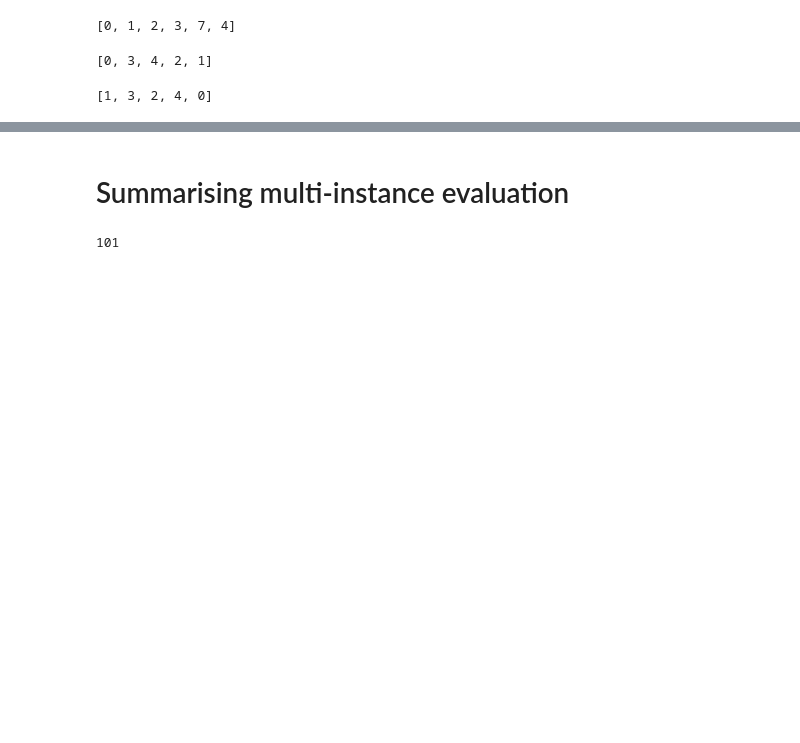
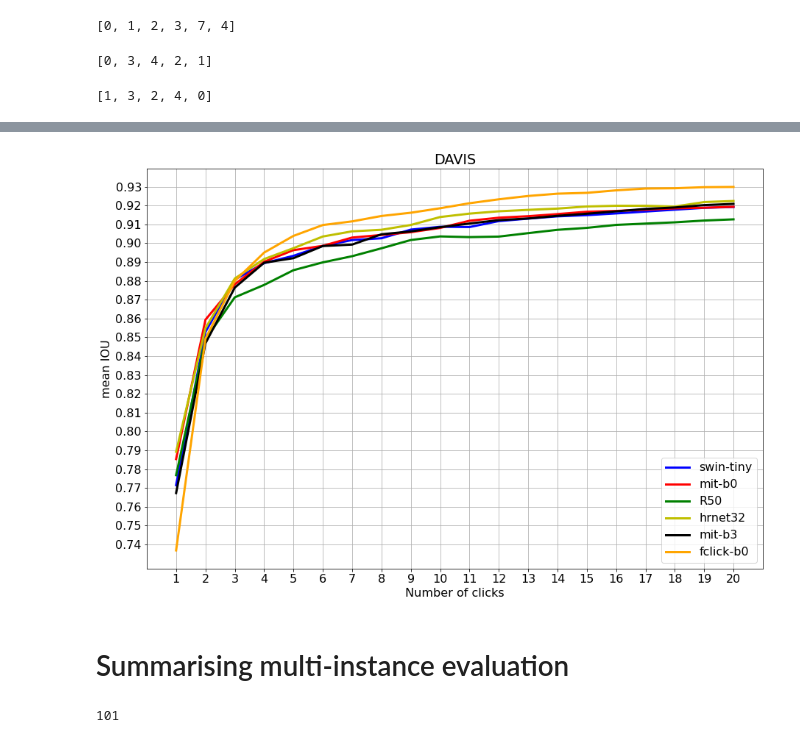
Before and after one commit to amitrana001/DynaMITe, a Jupyter notebook: visual_results.ipynb, the cells around one changed output, grey strips where cells are left out. Cells and saved outputs as stored; diff of their text form; code cells hidden in the pictures; blank space fills up the shorter version.

```diff
--- a/visual_results.ipynb
+++ b/visual_results.ipynb
@@ -184,0 +430,4 @@ assert k==5, "K should be 5"
+# %%
+model_names = ["swin-tiny", "mit-b0", "R50", "hrnet32", "mit-b3","fclick-b0"]
+# %%
+colors = ["b", "r", "g", "y", "black", "orange"]
@@ -185,3 +445,27 @@ assert k==5, "K should be 5"
+# %%
+# iou_per_click = np.round(iou_per_click,decimals=2)
+iou_list_per_model.append(f_ious)
+# %%
+min_iou = min(min_iou, min(f_ious))
+# %%
+plt.figure(figsize=(15,10))
+n=20
+for i in range(len(model_names)):
+    # if i==4 or i==5 or i==1:
+    plt.plot(range(1,n+1), iou_list_per_model[i][:n], colors[i],label=model_names[i], linewidth=3) #linestyle='dashed')
+plt.title("DAVIS")
+plt.xlabel("Number of clicks")
+plt.ylabel("mean IOU")
+plt.legend()
+plt.xlim(0,21)
+plt.yticks(np.arange(round(min_iou,2), max_iou+0.01, 0.01))
+plt.xticks(np.arange(1,n+1,1))
+# plt.ylim(min(iou_per_click)-0.01, max(iou_per_click)+0.01)
+plt.grid(True)
+plt.savefig("noc_iou.jpg")
+plt.show()
+# %% [output]
+[figure, added]
 # %% [markdown]
 # Summarising multi-instance evaluation
 # %%
```
Also changed, not shown: parts of 26 cells of this notebook, 17 other files.
